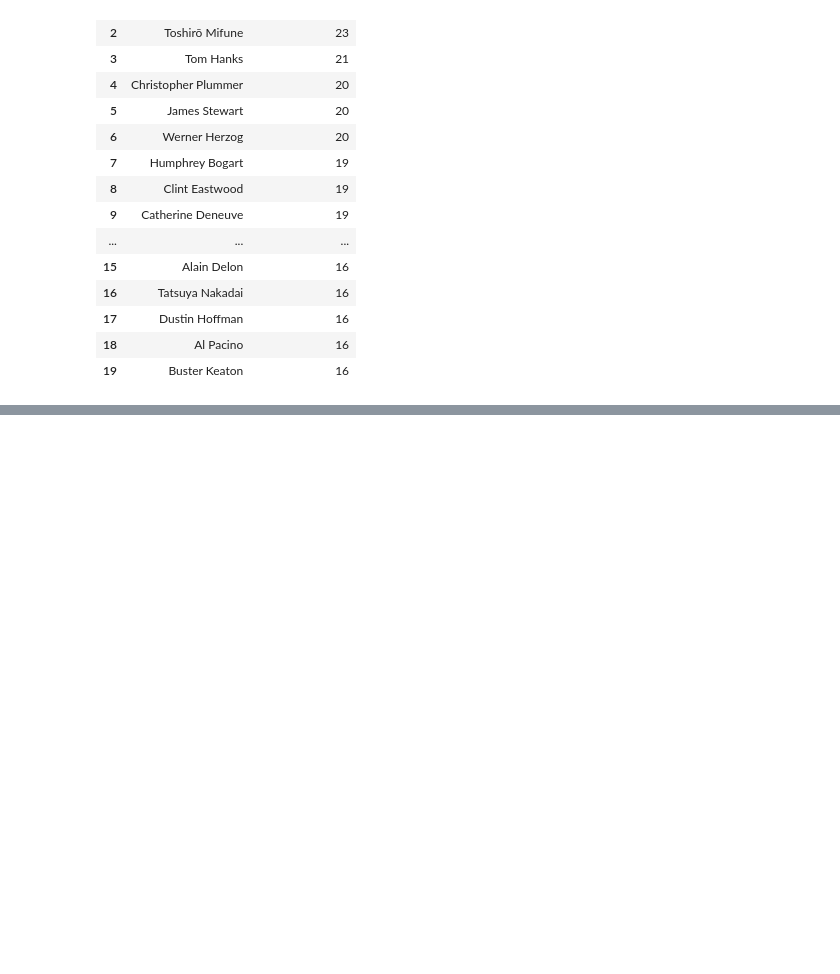
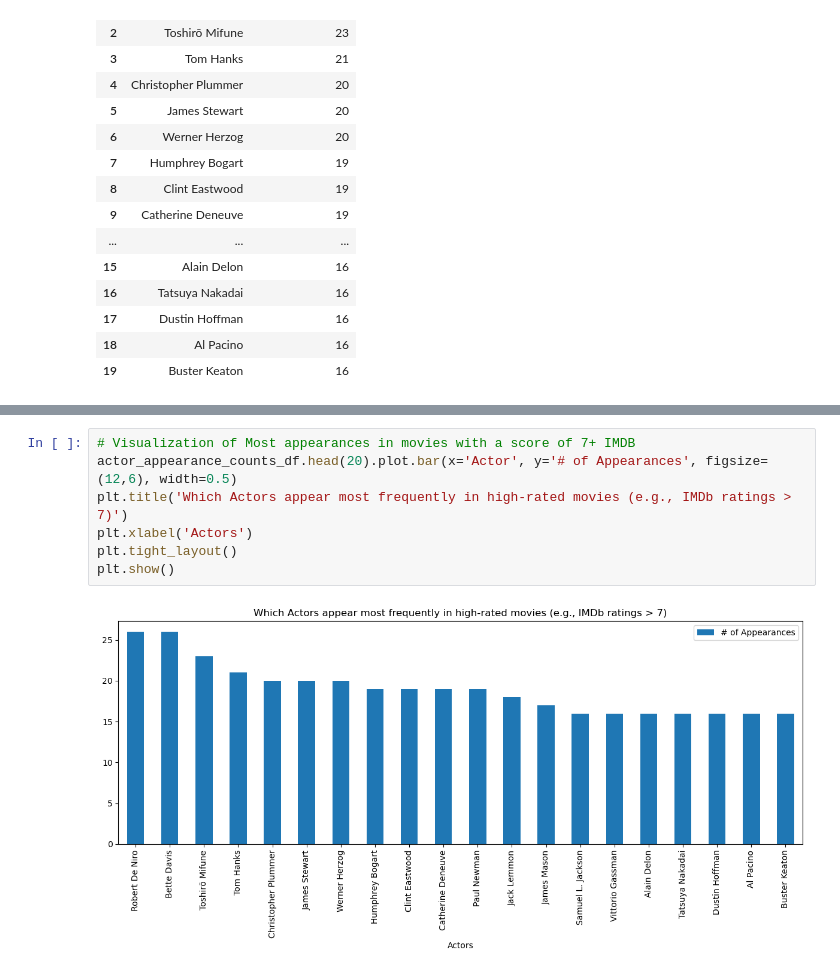
Before and after one commit to tinpham1/5iveCoders, a Jupyter notebook: Project 1/Question 4/Question_4_Tin_Pham.ipynb, the cells around one changed output, grey strips where cells are left out. Cells and saved outputs as stored; diff of their text form; blank space fills up the shorter version.

```diff
--- a/Project 1/Question 4/Question_4_Tin_Pham.ipynb
+++ b/Project 1/Question 4/Question_4_Tin_Pham.ipynb
@@ -161,3 +181,12 @@ filtered_actor.sort_values(by='vote_average', ascending=False)
 | 32181 | 257211 | tt2361509 | The Intern | 2015-09-24 | The Intern | 7.1 | 1926.0 | actor_1 | Robert De Niro |
 | 2635 | 11416 | tt0091530 | The Mission | 1986-09-29 | The Mission | 7.1 | 295.0 | actor_1 | Robert De Niro |
 | 62144 | 51876 | tt1219289 | Limitless | 2011-03-08 | Limitless | 7.1 | 3888.0 | actor_2 | Robert De Niro |
+# %%
+# Visualization of Most appearances in movies with a score of 7+ IMDB
+actor_appearance_counts_df.head(20).plot.bar(x='Actor', y='# of Appearances', figsize=(12,6), width=0.5)
+plt.title('Which Actors appear most frequently in high-rated movies (e.g., IMDb ratings > 7)')
+plt.xlabel('Actors')
+plt.tight_layout()
+plt.show()
+# %% [output]
+[figure, added]
```
Also changed, not shown: parts of 3 cells of this notebook.
